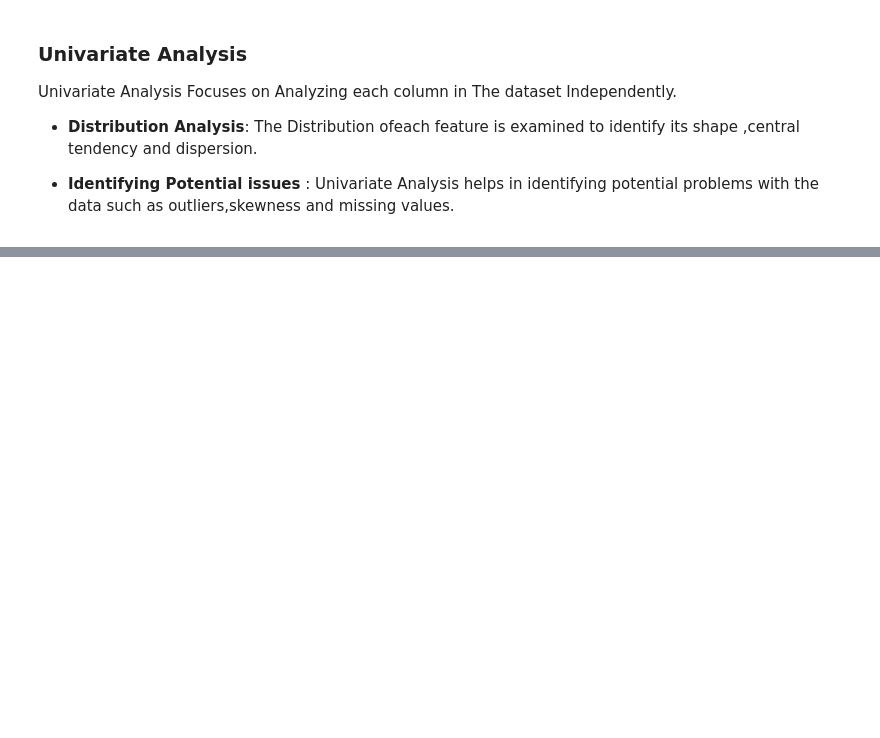
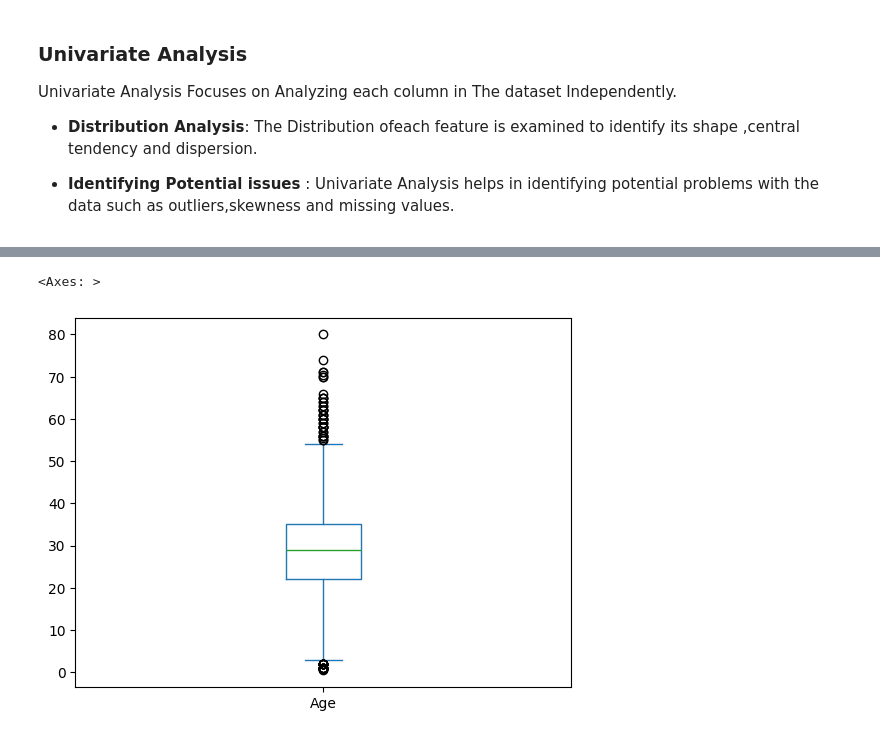
Before and after one commit to Varunkumar2516/Data_Analysis_Projects, a Jupyter notebook: 5. Titanic EDA- Data Analysis Project/Analysis Notebook/Analysis.ipynb, the cells around one changed output, grey strips where cells are left out. Drawn from its saved outputs; the diff is of its cells as text; code cells hidden in the pictures; blank space fills up the shorter version.

```diff
--- a/5. Titanic EDA- Data Analysis Project/Analysis Notebook/Analysis.ipynb
+++ b/5. Titanic EDA- Data Analysis Project/Analysis Notebook/Analysis.ipynb
@@ -106,0 +140,5 @@ Univariate Analysis Focuses on Analyzing each column in The dataset Independentl
+# %%
+Titanic['Age'].plot(kind='box')
+# %% [output]
+<Axes: >
+[figure, added]
```
Also changed, not shown: parts of 38 cells of this notebook, 2 other files.
